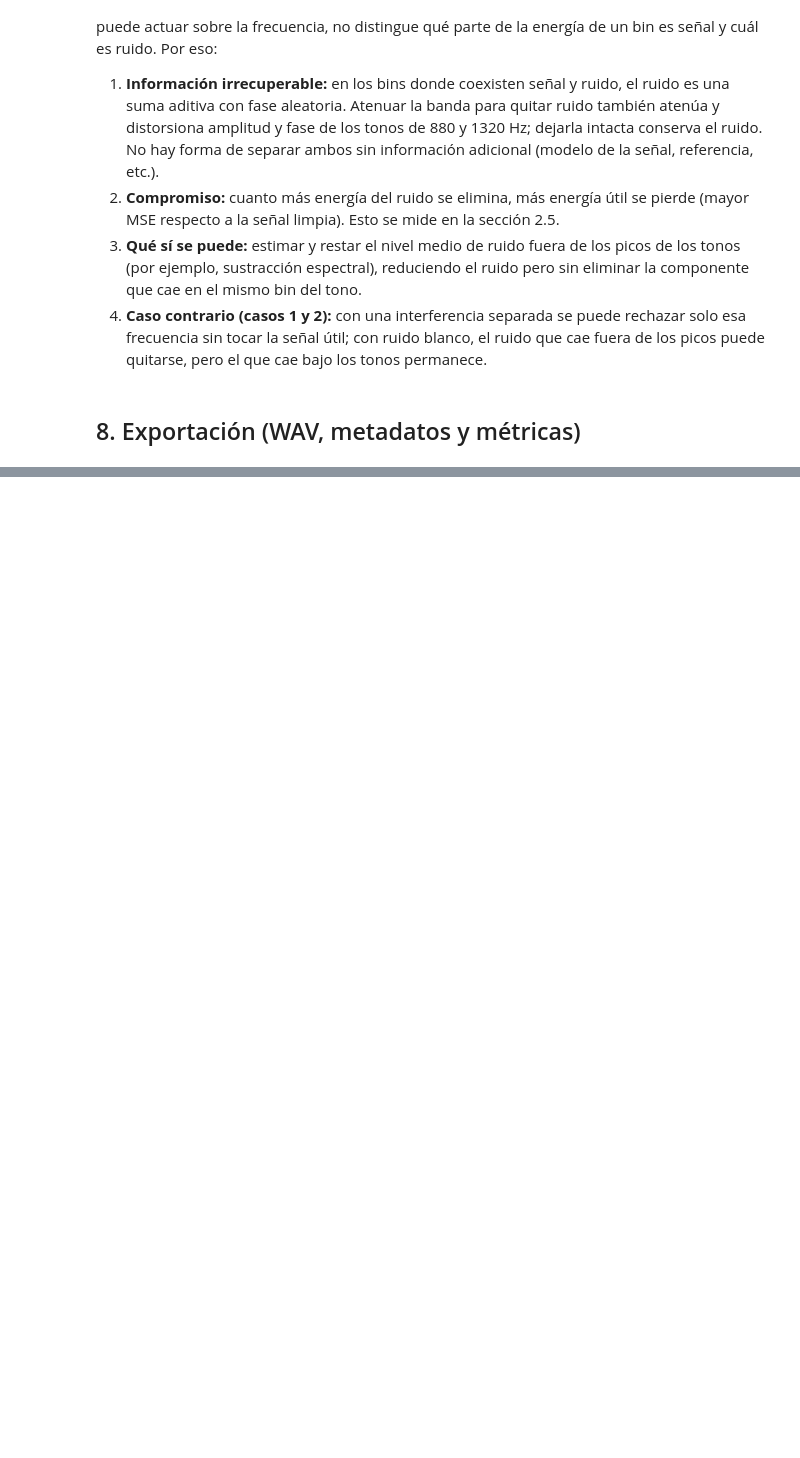
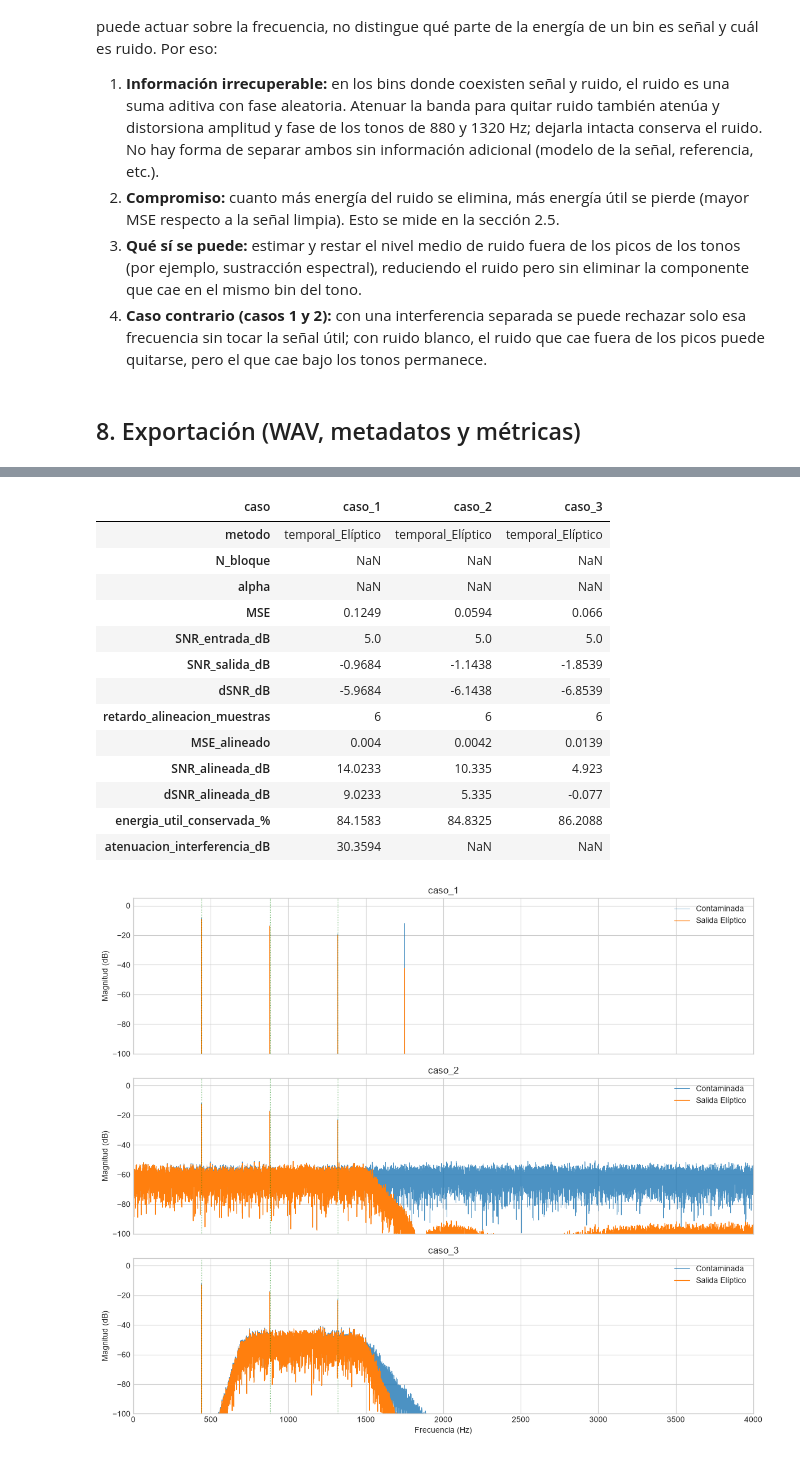
Before and after one commit to Izaguirre1g/jgarcia_asm_2026_s2, a Jupyter notebook: notebook.ipynb, the cells around one changed output, grey strips where cells are left out. Drawn from its saved outputs; the diff is of its cells as text; code cells hidden in the pictures; blank space fills up the shorter version.

Commit message:
Add(Temporal/Espectral): Notebook

```diff
--- a/notebook.ipynb
+++ b/notebook.ipynb
@@ -228,0 +470,41 @@ Exportado:
+# %%
+SAL_TEMP = {k: ft.aplicar_sos_manual(sos, RES[k]['noisy']) for k in CASOS}
+
+filas = []
+for k, cfg in CASOS.items():
+    r, fs, y = RES[k], cfg['fs_Hz'], SAL_TEMP[k]
+    util = cfg['frecuencias_utiles_Hz']
+    att = (10 * np.log10(energia_util(r['noisy'], fs, [1750]) / energia_util(y, fs, [1750]))
+           if k == 'caso_1' else np.nan)
+    filas.append({'caso': k, 'metodo': f'temporal_{ELEGIDO}', 'N_bloque': np.nan, 'alpha': np.nan,
+                  **metricas_salida(r['clean'], r['noisy'], y),
+                  'energia_util_conservada_%': 100 * energia_util(y, fs, util) / energia_util(r['clean'], fs, util),
+                  'atenuacion_interferencia_dB': att})
+METRICAS_TEMP = pd.DataFrame(filas).set_index('caso').round(4)
+METRICAS_TEMP.to_csv(RAIZ / 'resultados' / 'metricas_temporal.csv')
+display(METRICAS_TEMP.T)
+
+fig, axs = plt.subplots(3, 1, figsize=(12, 10), sharex=True)
+for ax, (k, cfg) in zip(axs, CASOS.items()):
+    f, m_in = gs.espectro(RES[k]['noisy'], cfg['fs_Hz']); _, m_out = gs.espectro(SAL_TEMP[k], cfg['fs_Hz'])
+    ax.plot(f, m_in, lw=.7, alpha=.8, label='Contaminada'); ax.plot(f, m_out, lw=.9, label=f'Salida {ELEGIDO}')
+    for fu in cfg['frecuencias_utiles_Hz']: ax.axvline(fu, color='g', ls=':', lw=.8)
+    ax.set(ylabel='Magnitud (dB)', ylim=(-100, 5), title=k); ax.legend(loc='upper right')
+axs[-1].set_xlabel('Frecuencia (Hz)'); axs[-1].set_xlim(0, 4000)
+plt.tight_layout(); plt.savefig(FIGS / '2_3_aplicacion_tres_casos.png', dpi=150); plt.show()
+# %% [output]
+| caso | caso_1 | caso_2 | caso_3 |
+| metodo | temporal_Elíptico | temporal_Elíptico | temporal_Elíptico |
+| N_bloque | NaN | NaN | NaN |
+| alpha | NaN | NaN | NaN |
+| MSE | 0.1249 | 0.0594 | 0.066 |
+| SNR_entrada_dB | 5.0 | 5.0 | 5.0 |
+| SNR_salida_dB | -0.9684 | -1.1438 | -1.8539 |
+| dSNR_dB | -5.9684 | -6.1438 | -6.8539 |
+| retardo_alineacion_muestras | 6 | 6 | 6 |
+| MSE_alineado | 0.004 | 0.0042 | 0.0139 |
+| SNR_alineada_dB | 14.0233 | 10.335 | 4.923 |
+| dSNR_alineada_dB | 9.0233 | 5.335 | -0.077 |
+| energia_util_conservada_% | 84.1583 | 84.8325 | 86.2088 |
+| atenuacion_interferencia_dB | 30.3594 | NaN | NaN |
+[figure, added]
```
Also changed, not shown: parts of 24 cells of this notebook, 12 other files.
